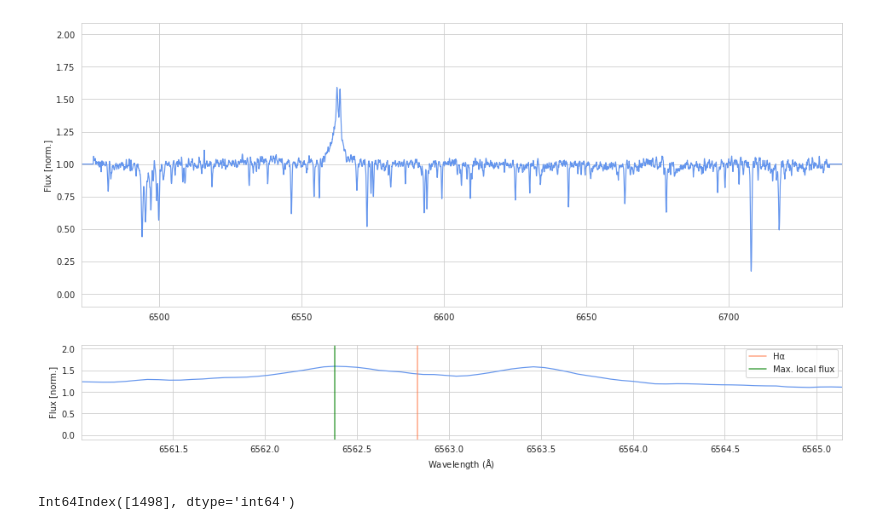
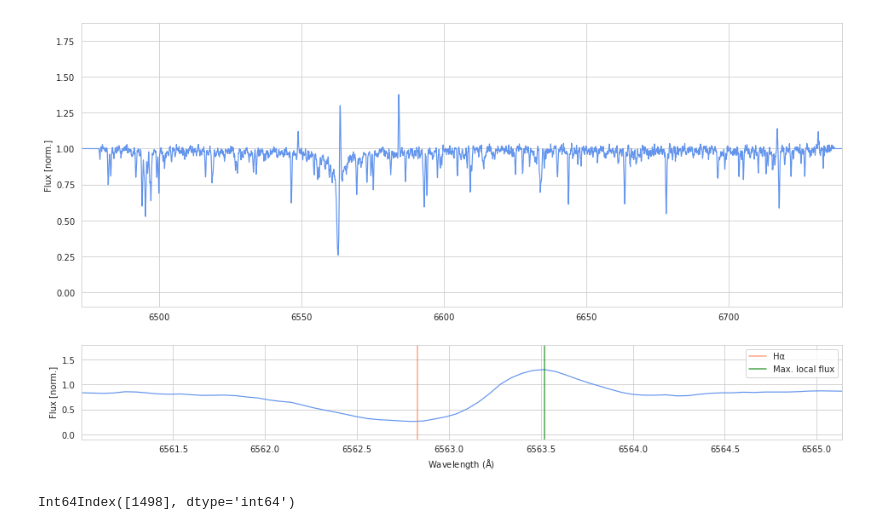
Before and after one commit to PravNJ/PCT-stars-GALAH, a Jupyter notebook: visualise-spectra.ipynb, the cells around one changed output. Saved outputs shown, nothing was run; the diff lists cells and outputs as text; code cells hidden in the pictures.

```diff
--- a/visualise-spectra.ipynb
+++ b/visualise-spectra.ipynb
@@ -22,33 +22,33 @@ df = pd.DataFrame(hf_spec["spectra"])
 hf_spec.close()
 hf_grid.close()
 # %%
-SAMPLE = 6941
+SAMPLE = 6314
 f, (ax1, ax2) = plt.subplots(2, figsize=(16,9))
 gs = gridspec.GridSpec(2, 1, height_ratios=[3,1])
 
 ax1 = plt.subplot(gs[0])
 ax2 = plt.subplot(gs[1])
 
 ax1.plot(wl_grid, df.loc[SAMPLE,:], color="cornflowerblue", lw=1.2, label=str(GRID_SIZE)+" $\mathrm{\AA}\ $ Sampling")
 #ax1.axvline(x=6562.83, color='coral', label="Hα", alpha=0.7)
 #ax1.axvline(x=wl_grid[df.columns[(df==df.loc[SAMPLE,:][PLOT_MASK].max()).iloc[SAMPLE]]], color='green', label="Max. wavelength",alpha=0.7)
 ax1.set_ylabel("Flux [norm.]", size=10)
 ax1.set_ylim(-0.1,df.loc[SAMPLE,:].max()+0.5)
 ax1.set_xlim(wl_grid.min(), wl_grid.max() )
 #ax1.legend()
 
 ax2.plot(wl_grid[PLOT_MASK], df.loc[SAMPLE,:][PLOT_MASK], color="cornflowerblue", lw=1.2)
 ax2.axvline(x=6562.83, color='coral', label="Hα", alpha=0.7)
 ax2.axvline(x=wl_grid[df.columns[(df==df.loc[SAMPLE,:][PLOT_MASK].max()).iloc[SAMPLE]]], color='green', label="Max. local flux",alpha=0.7)
 ax2.set_xlabel("Wavelength ($\mathrm{\AA}$)", size=10)
 ax2.set_ylabel("Flux [norm.]", size=10)
 ax2.set_ylim(-0.1,df.loc[SAMPLE,:][PLOT_MASK].max()+0.5)
 ax2.set_xlim(wl_grid[PLOT_MASK].min(), wl_grid[PLOT_MASK].max())
 ax2.legend()
 
 plt.show()
 # %% [output]
-[figure, old version]
+[figure, new version]
 # %%
 df.columns[(df==df.loc[SAMPLE,:][PLOT_MASK].max()).iloc[SAMPLE]]
 # %% [output]
```
Also changed, not shown: 1 other file.
